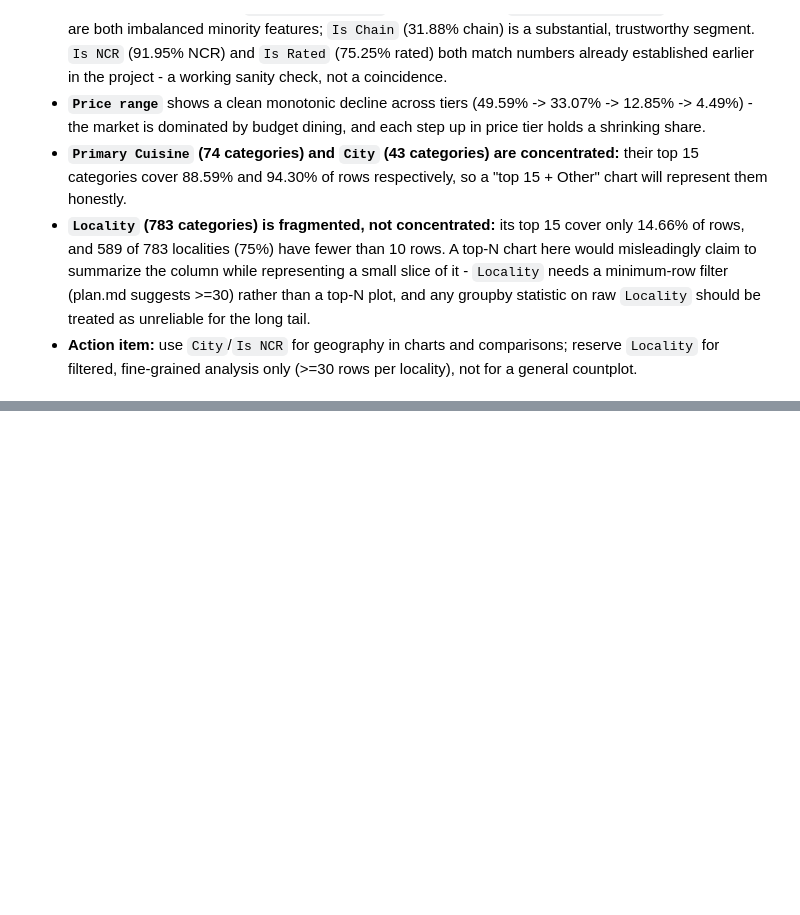
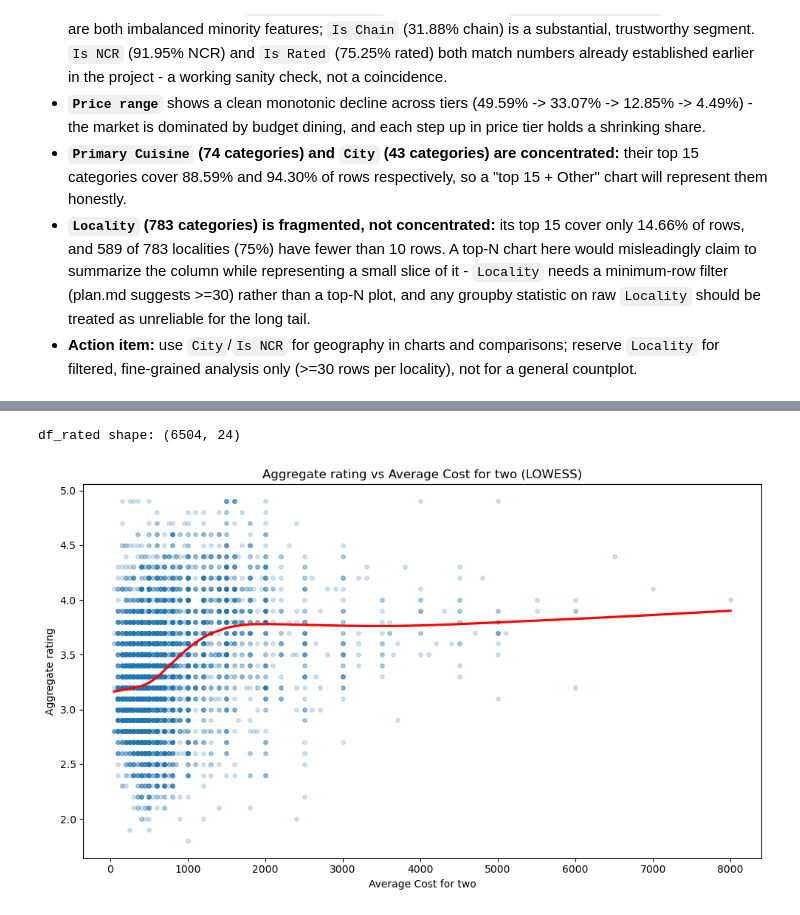
Before and after one commit to Dhruvgohil07/Zomato_Data_Analysis, a Jupyter notebook: Deep_EDA.ipynb, the cells around one changed output, grey strips where cells are left out. Cells and saved outputs as stored; diff of their text form; code cells hidden in the pictures; blank space fills up the shorter version.

```diff
--- a/Deep_EDA.ipynb
+++ b/Deep_EDA.ipynb
@@ -140,0 +255,15 @@ Catogories with less than 10 rows: 589 of 783
+# %%
+df_rated = df[df['Is Rated']].copy()
+print('df_rated shape:', df_rated.shape)
+# %% [output]
+df_rated shape: (6504, 24)
+# %%
+# Aggregate rating vs Average Cost for two -- scatter + LOWESS (the relationship is non-linear)
+plt.figure(figsize=(10, 6))
+sns.regplot(x='Average Cost for two', y='Aggregate rating', data=df_rated, lowess=True,
+            scatter_kws={'alpha': 0.2, 's': 15}, line_kws={'color': 'red'})
+plt.title('Aggregate rating vs Average Cost for two (LOWESS)')
+plt.tight_layout()
+plt.show()
+# %% [output]
+[figure, added]
```
Also changed, not shown: parts of 32 cells of this notebook.
